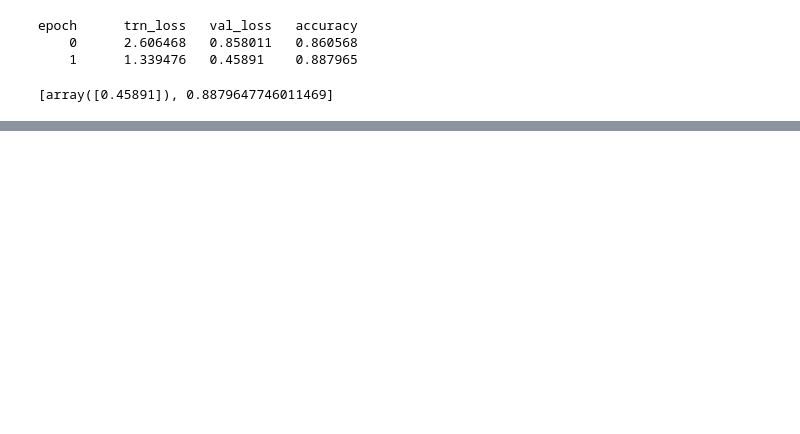
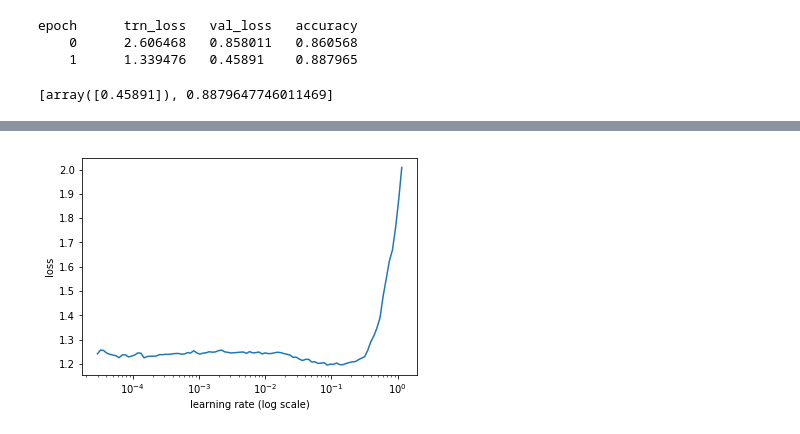
Before and after one commit to jpacostar/fastai-notes, a Jupyter notebook: Homework 1 - Dog breeds.ipynb, the cells around one changed output, grey strips where cells are left out. Cells and saved outputs as stored; diff of their text form; code cells hidden in the pictures; blank space fills up the shorter version.

```diff
--- a/Homework 1 - Dog breeds.ipynb
+++ b/Homework 1 - Dog breeds.ipynb
@@ -235,7 +238,7 @@ epoch      trn_loss   val_loss   accuracy
 # %%
 learn.precompute = False
 # %%
-learn.fit(1e-2, 5, cycle_len=1)
+learn.fit(1e-4, 2, cycle_len=1)
 # %% [output]
 [interactive output not drawn]
 epoch      trn_loss   val_loss   accuracy
@@ -256,0 +262,5 @@ learn.freeze()
+# %%
+lrf = learn.lr_find()
+# learn.sched.plot_lr()
+learn.sched.plot()
+# %% [output]
@@ -256,0 +268 @@ learn.freeze()
+[figure, added]
```
Also changed, not shown: parts of 10 cells of this notebook.
